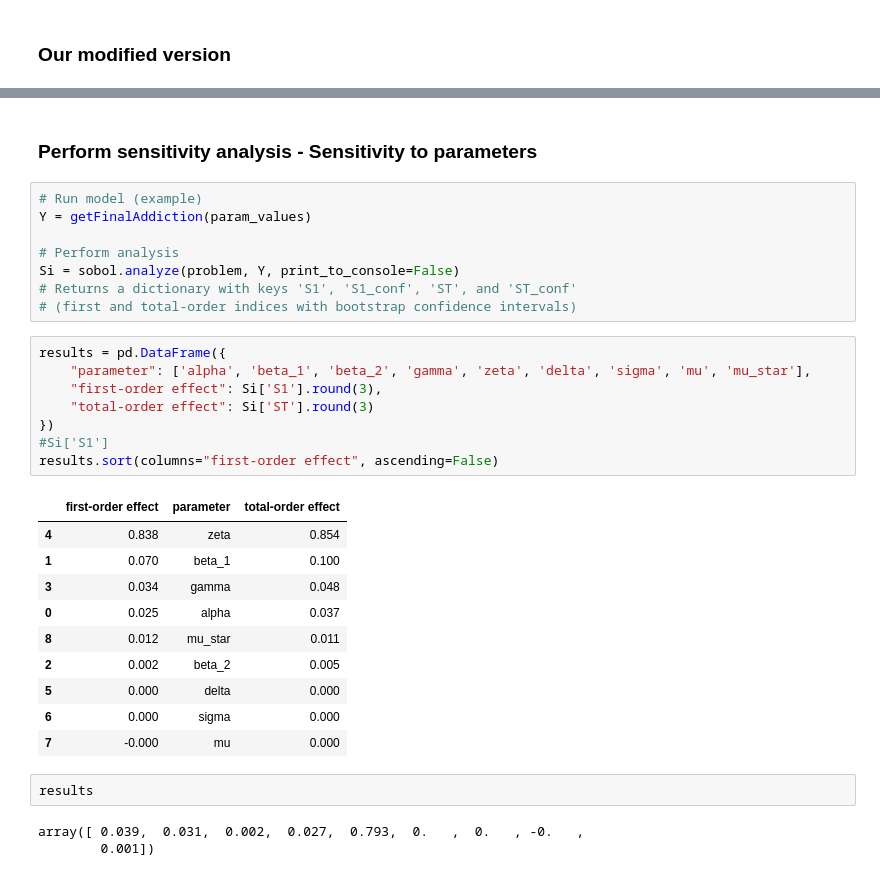
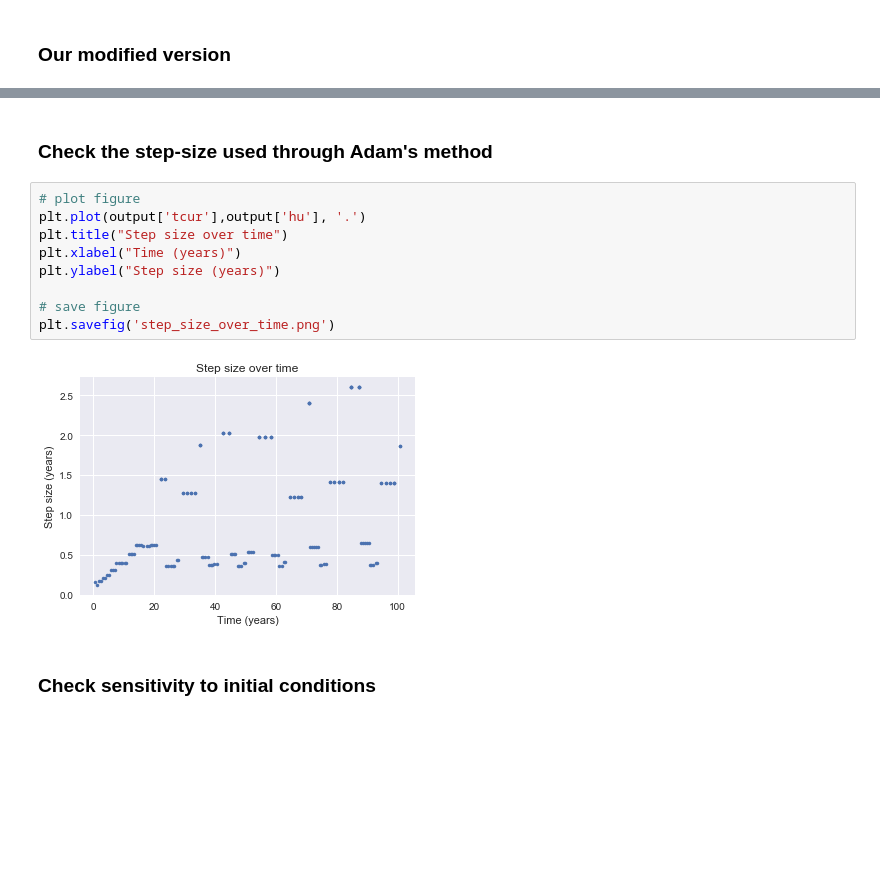
Before and after one commit to lauraware/am205project, a Jupyter notebook: Solving the system.ipynb, the cells around one changed output, grey strips where cells are left out. Cells and saved outputs as stored; diff of their text form; blank space fills up the shorter version.

```diff
--- a/Solving the system.ipynb
+++ b/Solving the system.ipynb
@@ -108,34 +115,15 @@ output
+# %% [markdown]
+### Check the step-size used through Adam's method
+# %%
+# plot figure
+plt.plot(output['tcur'],output['hu'], '.')
+plt.title("Step size over time")
+plt.xlabel("Time (years)")
+plt.ylabel("Step size (years)")
+
+# save figure
+plt.savefig('step_size_over_time.png')
+# %% [output]
+[figure, added]
 # %% [markdown]
-### Perform sensitivity analysis - Sensitivity to parameters
+### Check sensitivity to initial conditions
-# %%
-# Run model (example)
-Y = getFinalAddiction(param_values)
-
-# Perform analysis
-Si = sobol.analyze(problem, Y, print_to_console=False)
-# Returns a dictionary with keys 'S1', 'S1_conf', 'ST', and 'ST_conf'
-# (first and total-order indices with bootstrap confidence intervals)
-# %%
-results = pd.DataFrame({
-    "parameter": ['alpha', 'beta_1', 'beta_2', 'gamma', 'zeta', 'delta', 'sigma', 'mu', 'mu_star'],
-    "first-order effect": Si['S1'].round(3),
-    "total-order effect": Si['ST'].round(3)
-})
-#Si['S1']
-results.sort(columns="first-order effect", ascending=False)
-# %% [output]
-|  | first-order effect | parameter | total-order effect |
-| 4 | 0.838 | zeta | 0.854 |
-| 1 | 0.070 | beta_1 | 0.100 |
-| 3 | 0.034 | gamma | 0.048 |
-| 0 | 0.025 | alpha | 0.037 |
-| 8 | 0.012 | mu_star | 0.011 |
-| 2 | 0.002 | beta_2 | 0.005 |
-| 5 | 0.000 | delta | 0.000 |
-| 6 | 0.000 | sigma | 0.000 |
-| 7 | -0.000 | mu | 0.000 |
-# %%
-results
-# %% [output]
-array([ 0.039,  0.031,  0.002,  0.027,  0.793,  0.   ,  0.   , -0.   ,
-        0.001])
```
Also changed, not shown: parts of 17 cells of this notebook, 3 other files.
